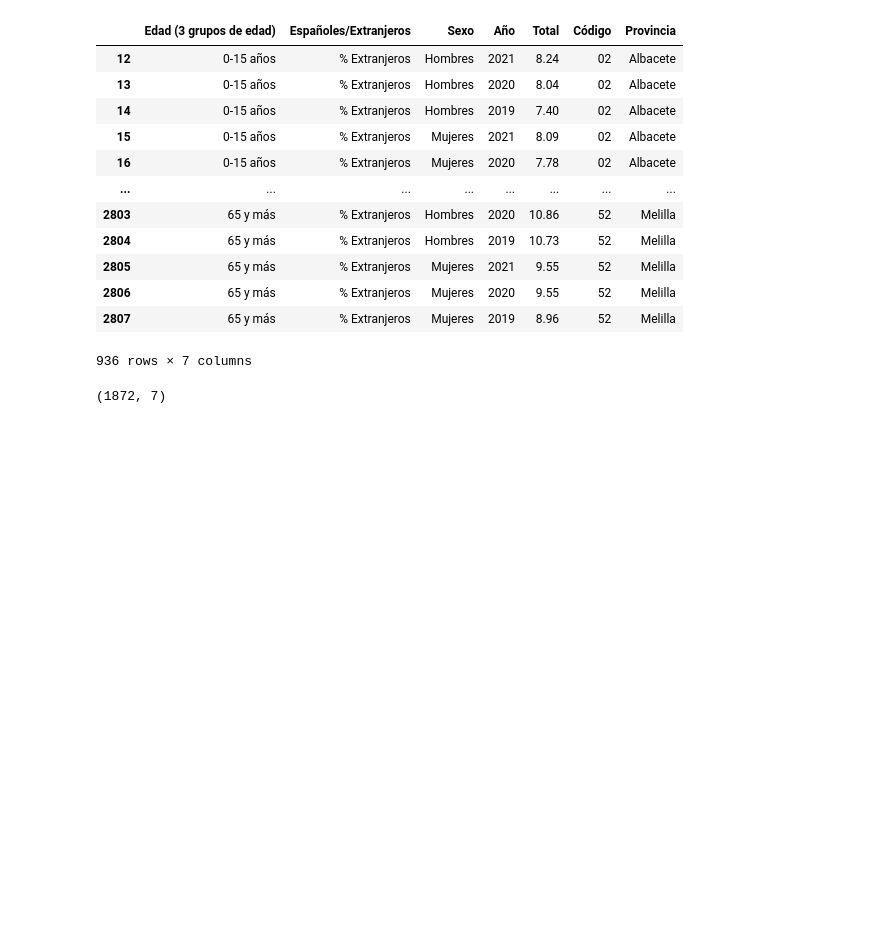
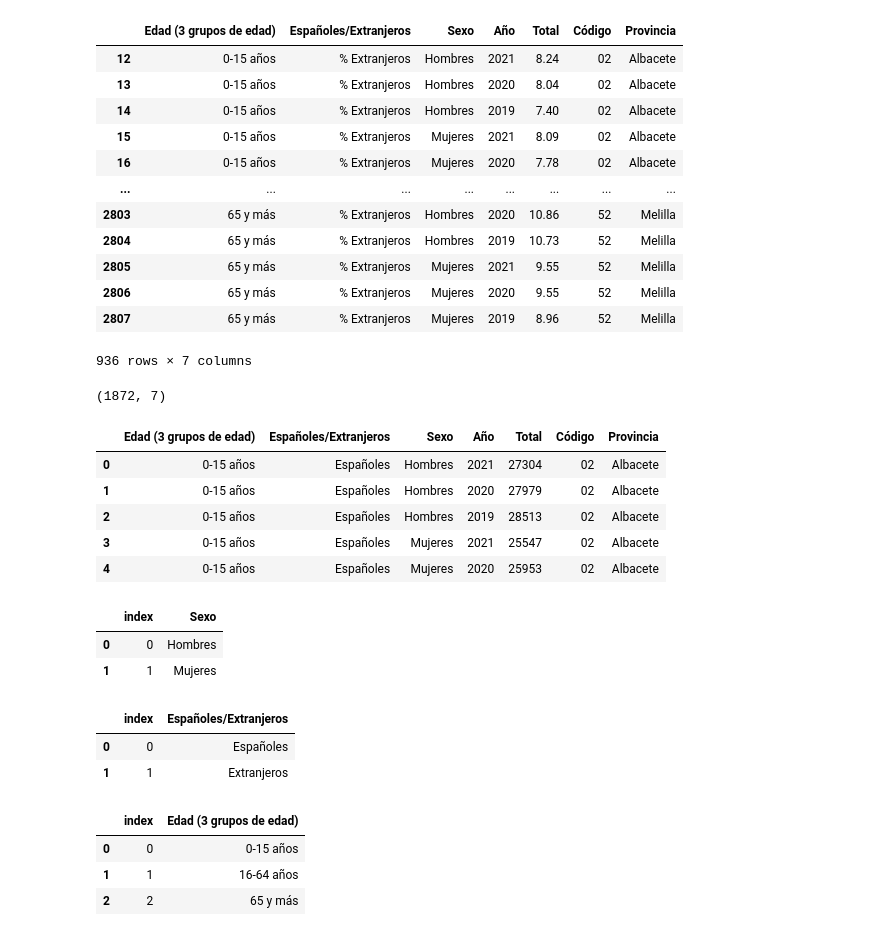
Before and after one commit to ngcarvajall/Laboratorio_ETL, a Jupyter notebook: ETL_Limpieza_Datos_Demo_Provincias.ipynb, the cells around one changed output. Saved outputs shown, nothing was run; the diff lists cells and outputs as text; code cells hidden in the pictures; blank space fills up the shorter version.

```diff
--- a/ETL_Limpieza_Datos_Demo_Provincias.ipynb
+++ b/ETL_Limpieza_Datos_Demo_Provincias.ipynb
@@ -171,3 +170,12 @@ df.shape
 (1872, 7)
 # %%
 df['Total'] = df['Total'].astype(int)
+# %%
+df.head(5)
+# %% [output]
+|  | Edad (3 grupos de edad) | Españoles/Extranjeros | Sexo | Año | Total | Código | Provincia |
+| 0 | 0-15 años | Españoles | Hombres | 2021 | 27304 | 02 | Albacete |
+| 1 | 0-15 años | Españoles | Hombres | 2020 | 27979 | 02 | Albacete |
+| 2 | 0-15 años | Españoles | Hombres | 2019 | 28513 | 02 | Albacete |
+| 3 | 0-15 años | Españoles | Mujeres | 2021 | 25547 | 02 | Albacete |
+| 4 | 0-15 años | Españoles | Mujeres | 2020 | 25953 | 02 | Albacete |
@@ -173,0 +184,6 @@ df['Total'] = df['Total'].astype(int)
+# %%
+df_sexo
+# %% [output]
+|  | index | Sexo |
+| 0 | 0 | Hombres |
+| 1 | 1 | Mujeres |
@@ -173,0 +196,6 @@ df['Total'] = df['Total'].astype(int)
+# %%
+df_nac_extran
+# %% [output]
+|  | index | Españoles/Extranjeros |
+| 0 | 0 | Españoles |
+| 1 | 1 | Extranjeros |
@@ -173,0 +204,7 @@ df['Total'] = df['Total'].astype(int)
+# %%
+df_edades
+# %% [output]
+|  | index | Edad (3 grupos de edad) |
+| 0 | 0 | 0-15 años |
+| 1 | 1 | 16-64 años |
+| 2 | 2 | 65 y más |
```
Also changed, not shown: parts of 6 cells of this notebook, 1 other file.
